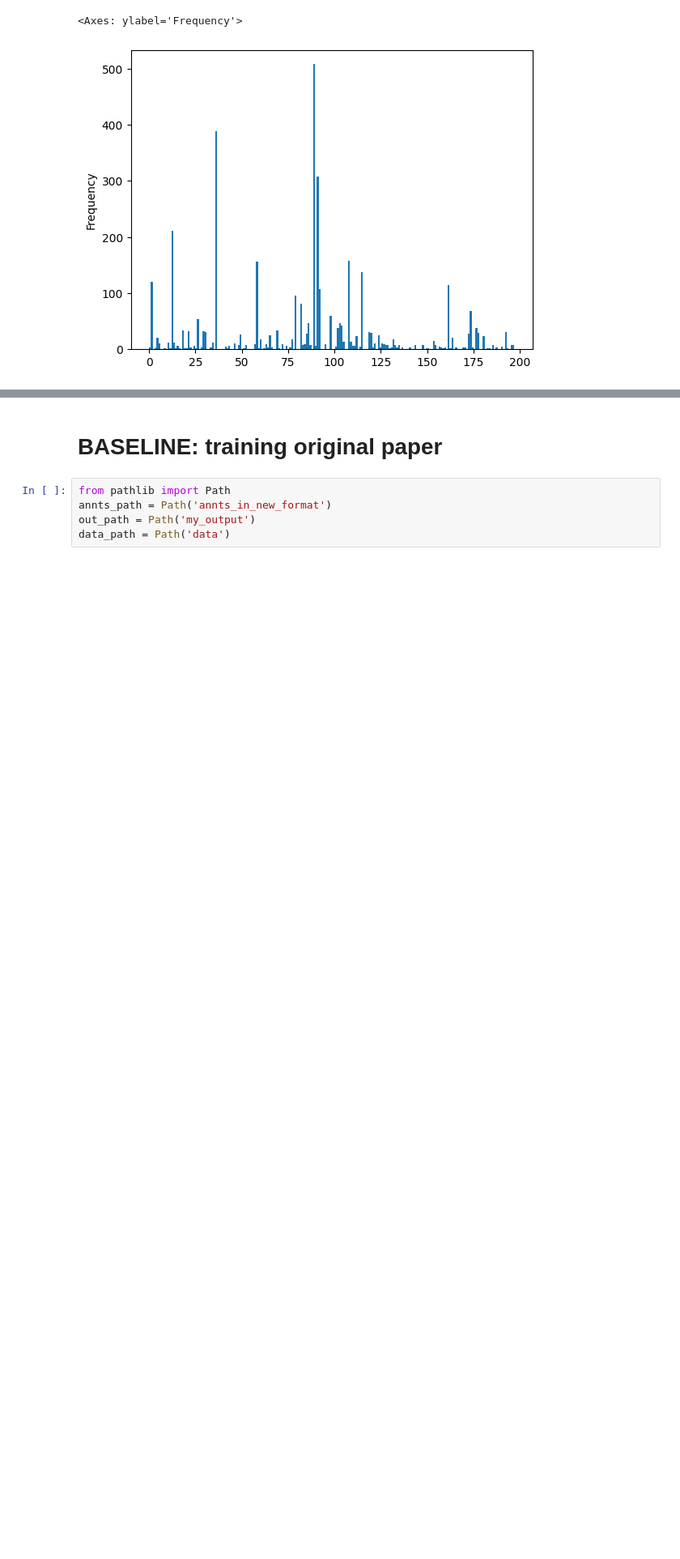
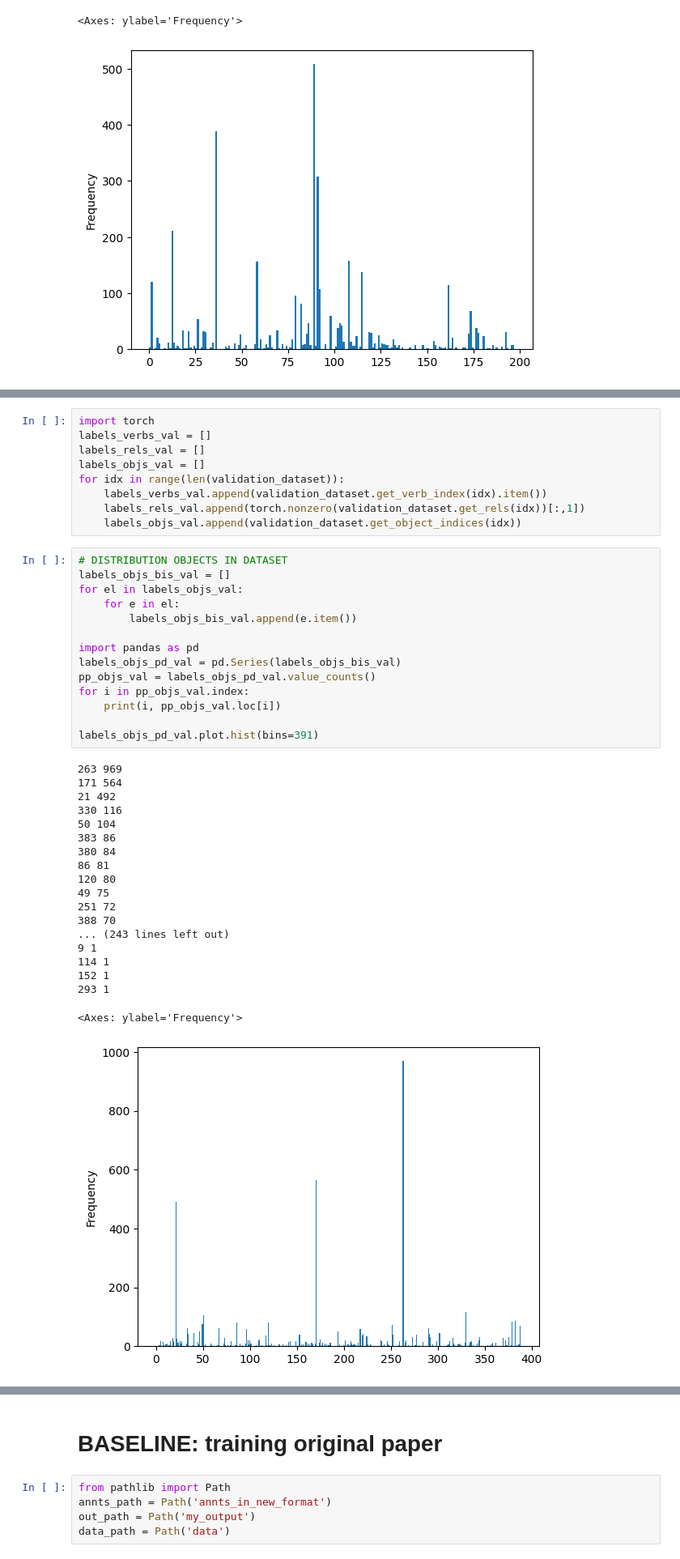
Before and after one commit to scoleri-mr/easg_classification, a Jupyter notebook: edge_cls.ipynb, the cells around one changed output, grey strips where cells are left out. Shown at 81% size. Cells and saved outputs as stored; diff of their text form; blank space fills up the shorter version.

```diff
--- a/edge_cls.ipynb
+++ b/edge_cls.ipynb
@@ -145,0 +146,43 @@ labels_verbs_pd.plot.hist(bins=198)
+# %%
+import torch
+labels_verbs_val = []
+labels_rels_val = []
+labels_objs_val = []
+for idx in range(len(validation_dataset)):
+    labels_verbs_val.append(validation_dataset.get_verb_index(idx).item())
+    labels_rels_val.append(torch.nonzero(validation_dataset.get_rels(idx))[:,1])
+    labels_objs_val.append(validation_dataset.get_object_indices(idx))
+# %%
+# DISTRIBUTION OBJECTS IN DATASET
+labels_objs_bis_val = []
+for el in labels_objs_val:
+    for e in el:
+        labels_objs_bis_val.append(e.item())
+
+import pandas as pd
+labels_objs_pd_val = pd.Series(labels_objs_bis_val)
+pp_objs_val = labels_objs_pd_val.value_counts()
+for i in pp_objs_val.index:
+    print(i, pp_objs_val.loc[i])
+
+labels_objs_pd_val.plot.hist(bins=391)
+# %% [output]
+263 969
+171 564
+21 492
+330 116
+50 104
+383 86
+380 84
+86 81
+120 80
+49 75
+251 72
+388 70
+... (243 lines left out)
+9 1
+114 1
+152 1
+293 1
+<Axes: ylabel='Frequency'>
+[figure, added]
```
Also changed, not shown: parts of 12 cells of this notebook, 2 other files.
